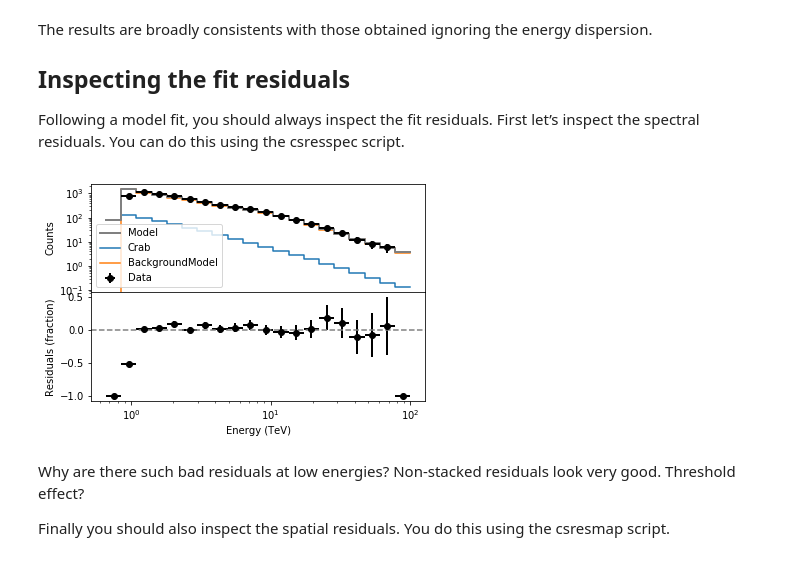
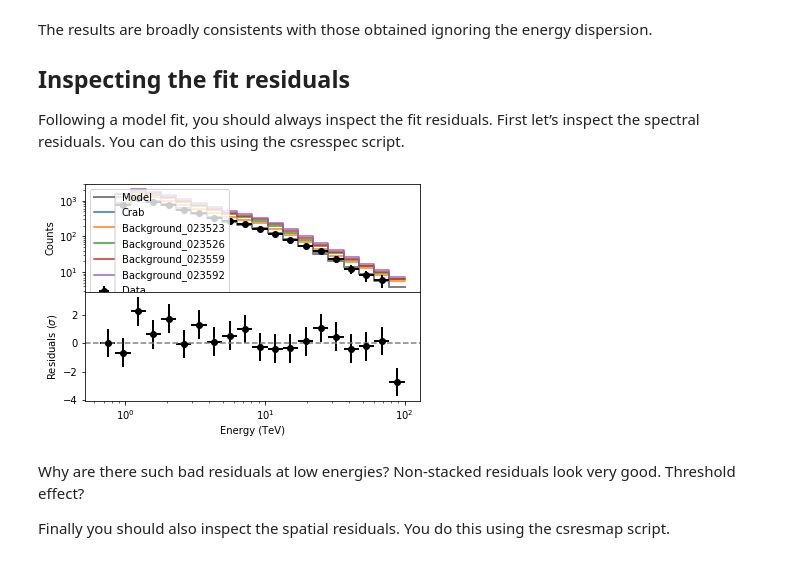
Before and after one commit to ctools/ctools, a Jupyter notebook: doc/source/users/tutorials/hess_dr1/unbinned.ipynb, the cells around one changed output. Cells and saved outputs as stored; diff of their text form; code cells hidden in the pictures.

```diff
--- a/doc/source/users/tutorials/hess_dr1/unbinned.ipynb
+++ b/doc/source/users/tutorials/hess_dr1/unbinned.ipynb
@@ -161,29 +161,29 @@ Following a model fit, you should always inspect the fit residuals. First let’
 # %%
 residuals = 'residuals.fits'
 
 resspec = cscripts.csresspec(like.obs())
 resspec['stack']       = True
 resspec['components']  = True
 resspec['ebinalg']     = 'LOG'
 resspec['emin']        = 0.66
 resspec['emax']        = 100.
 resspec['enumbins']    = 20
 resspec['proj']        = 'CAR'
 resspec['coordsys']    = 'CEL'
 resspec['xref']        = 83.63
 resspec['yref']        = 22.01
 resspec['binsz']       = 0.02
 resspec['nxpix']       = 200
 resspec['nypix']       = 200
-resspec['algorithm']   = 'SUBDIV'
+resspec['algorithm']   = 'SIGNIFICANCE'
 resspec['outfile']     = residuals
 
 resspec.execute()
 
 from show_residuals import plot_residuals
 plot_residuals(residuals,'',0)
 # %% [output]
-[figure, old version]
+[figure, new version]
 # %% [markdown]
 Why are there such bad residuals at low energies? Non-stacked residuals look very good. Threshold effect?
 
```
